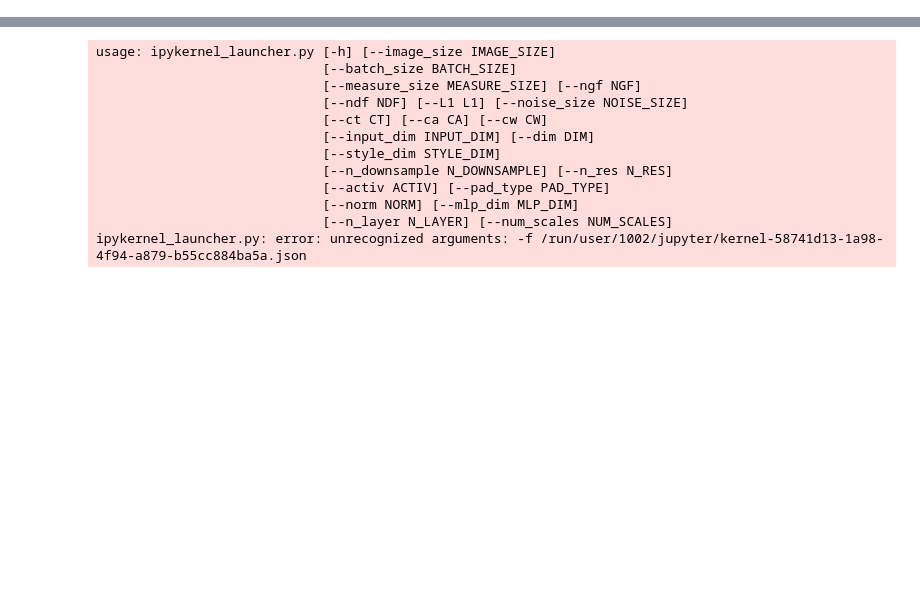
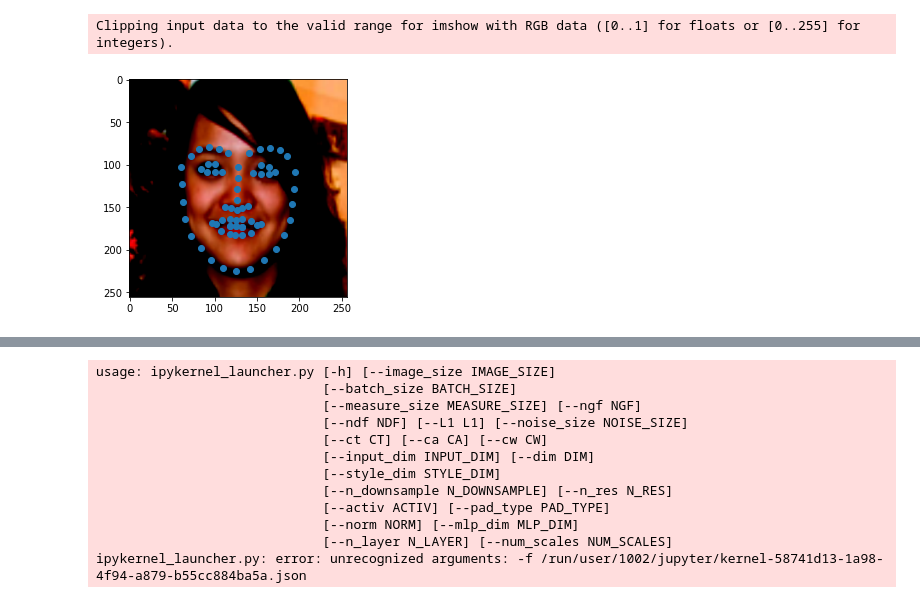
Before and after one commit to YaroslavBespalov/unsupervised_segmentation, a Jupyter notebook: examples/data.ipynb, the cells around one changed output, grey strips where cells are left out. Drawn from its saved outputs; the diff is of its cells as text; code cells hidden in the pictures; blank space fills up the shorter version.

```diff
--- a/examples/data.ipynb
+++ b/examples/data.ipynb
@@ -20,0 +87,27 @@ import matplotlib.image as mpimg
+# %%
+class KeyPointsToMeasure2(BasicTransform):
+    def __init__(self):
+        super(KeyPointsToMeasure2, self).__init__(1)
+
+    def __call__(self, force_apply=False, **kwargs):
+        img = kwargs['image']
+        keypoints = kwargs['keypoints']
+        x, y, _, _ = keypoints[0]
+        x = torch.tensor(x)
+        y = torch.tensor(y)
+        prob = kwargs['prob']
+        return {'img': img, 'measure': ProbabilityMeasure(prob, torch.cat([y[..., None], x[..., None]], dim=-1))}
+# %%
+class ToNumpy1(DualTransform):
+    def __init__(self):
+        super(ToNumpy1, self).__init__(1)
+
+    def apply(self, img: torch.Tensor, **params):
+        return np.transpose(img.detach().cpu().numpy(), [0, 2, 3, 1])
+
+    def apply_to_mask(self, mask: torch.Tensor, **params):
+        return np.transpose(mask.detach().cpu().numpy(), [0, 2, 3, 1])
+
+    def apply_to_keypoint(self, keypoint, **params):
+        x, y, a, s = keypoint
+        return x.detach().cpu().numpy(), y.detach().cpu().numpy(), a, s
@@ -20,0 +153,7 @@ import matplotlib.image as mpimg
+# %%
+g_transforms: albumentations.DualTransform = albumentations.Compose([
+        MeasureToKeyPoints1(),
+        ToNumpy1(),
+        NumpyBatch(albumentations.ShiftScaleRotate()),
+        KeyPointsToMeasure2()
+    ])
@@ -20,0 +275,2 @@ import matplotlib.image as mpimg
+# %%
+res_dict = g_transforms(image=image, measure=landmarks_prob)
@@ -20,0 +296,8 @@ import matplotlib.image as mpimg
+# %%
+plt.imshow(np.transpose(image.numpy()[0], (1,2,0)))#, (1,2,0)))
+# res_dict['keypoint'].coord[:,0]# .toImage(256)
+plt.scatter(res_dict['keypoint'].coord[0,:,0].numpy()*256, res_dict['keypoint'].coord[0,:,1].numpy()*256)
+plt.show()
+# %% [output]
+Clipping input data to the valid range for imshow with RGB data ([0..1] for floats or [0..255] for integers).
+[figure, added]
```
Also changed, not shown: parts of 25 cells of this notebook, 18 other files.
